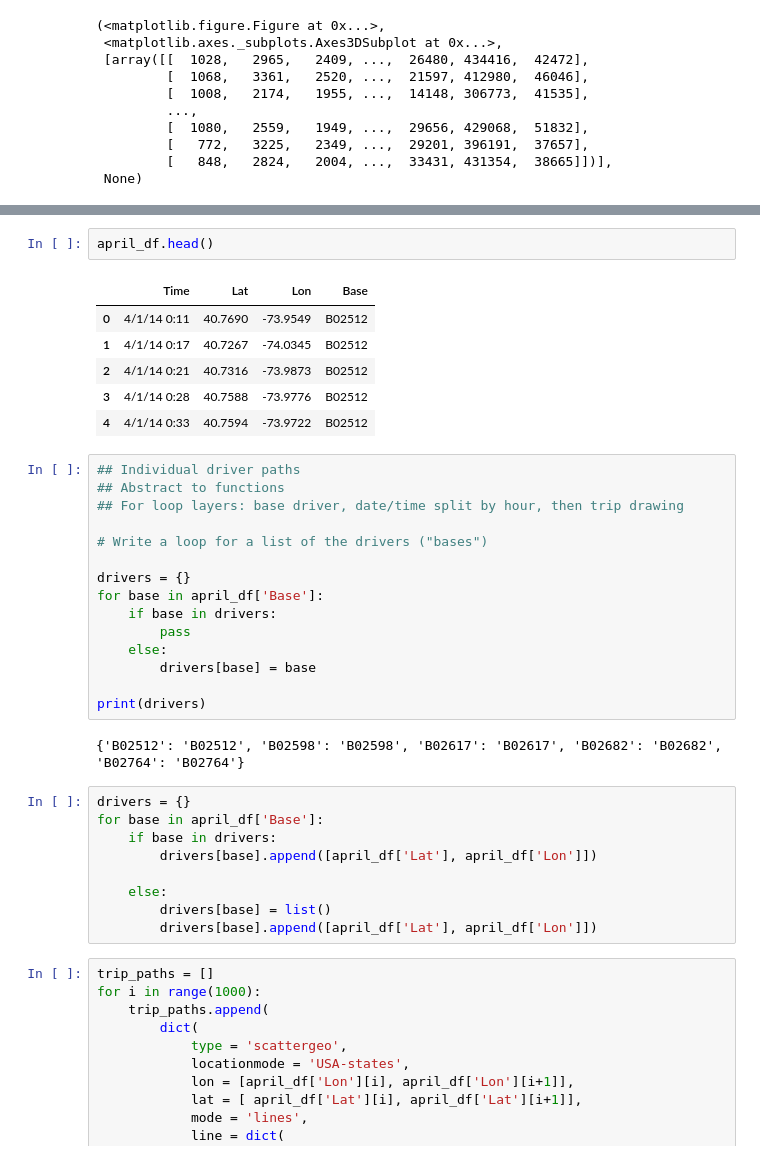
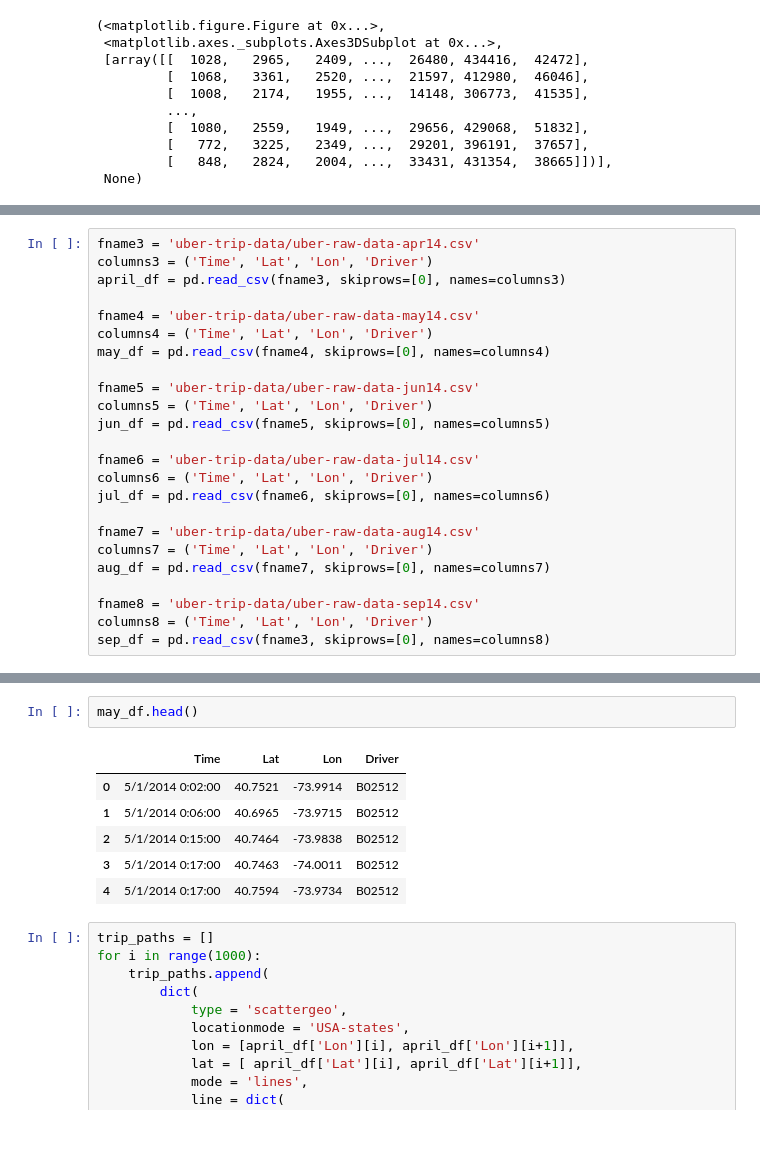
Before and after one commit to ContextLab/storytelling-with-data, a Jupyter notebook: data-stories/uber-nyc/Uber Analysis.ipynb, the cells around one changed output, grey strips where cells are left out. Cells and saved outputs as stored; diff of their text form.

```diff
--- a/data-stories/uber-nyc/Uber Analysis.ipynb
+++ b/data-stories/uber-nyc/Uber Analysis.ipynb
@@ -91,0 +67,24 @@ april_df
+# %%
+fname3 = 'uber-trip-data/uber-raw-data-apr14.csv'
+columns3 = ('Time', 'Lat', 'Lon', 'Driver')
+april_df = pd.read_csv(fname3, skiprows=[0], names=columns3)
+
+fname4 = 'uber-trip-data/uber-raw-data-may14.csv'
+columns4 = ('Time', 'Lat', 'Lon', 'Driver')
+may_df = pd.read_csv(fname4, skiprows=[0], names=columns4)
+
+fname5 = 'uber-trip-data/uber-raw-data-jun14.csv'
+columns5 = ('Time', 'Lat', 'Lon', 'Driver')
+jun_df = pd.read_csv(fname5, skiprows=[0], names=columns5)
+
+fname6 = 'uber-trip-data/uber-raw-data-jul14.csv'
+columns6 = ('Time', 'Lat', 'Lon', 'Driver')
+jul_df = pd.read_csv(fname6, skiprows=[0], names=columns6)
+
+fname7 = 'uber-trip-data/uber-raw-data-aug14.csv'
+columns7 = ('Time', 'Lat', 'Lon', 'Driver')
+aug_df = pd.read_csv(fname7, skiprows=[0], names=columns7)
+
+fname8 = 'uber-trip-data/uber-raw-data-sep14.csv'
+columns8 = ('Time', 'Lat', 'Lon', 'Driver')
+sep_df = pd.read_csv(fname3, skiprows=[0], names=columns8)
@@ -92,38 +101,12 @@ april_df
 # %%
-april_df.head()
+may_df.head()
 # %% [output]
-|  | Time | Lat | Lon | Base |
-| 0 | 4/1/14 0:11 | 40.7690 | -73.9549 | B02512 |
-| 1 | 4/1/14 0:17 | 40.7267 | -74.0345 | B02512 |
-| 2 | 4/1/14 0:21 | 40.7316 | -73.9873 | B02512 |
-| 3 | 4/1/14 0:28 | 40.7588 | -73.9776 | B02512 |
-| 4 | 4/1/14 0:33 | 40.7594 | -73.9722 | B02512 |
+|  | Time | Lat | Lon | Driver |
+| 0 | 5/1/2014 0:02:00 | 40.7521 | -73.9914 | B02512 |
+| 1 | 5/1/2014 0:06:00 | 40.6965 | -73.9715 | B02512 |
+| 2 | 5/1/2014 0:15:00 | 40.7464 | -73.9838 | B02512 |
+| 3 | 5/1/2014 0:17:00 | 40.7463 | -74.0011 | B02512 |
+| 4 | 5/1/2014 0:17:00 | 40.7594 | -73.9734 | B02512 |
-# %%
-## Individual driver paths
-## Abstract to functions
-## For loop layers: base driver, date/time split by hour, then trip drawing
-
-# Write a loop for a list of the drivers ("bases")
-
-drivers = {}
-for base in april_df['Base']:
-    if base in drivers:
-        pass
-    else:
-        drivers[base] = base
-
-print(drivers)
-# %% [output]
-{'B02512': 'B02512', 'B02598': 'B02598', 'B02617': 'B02617', 'B02682': 'B02682', 'B02764': 'B02764'}
-# %%
-drivers = {}
-for base in april_df['Base']:
-    if base in drivers:
-        drivers[base].append([april_df['Lat'], april_df['Lon']])
-
-    else:
-        drivers[base] = list()
-        drivers[base].append([april_df['Lat'], april_df['Lon']])
 # %%
 trip_paths = []
 for i in range(1000):
```
Also changed, not shown: parts of 13 cells of this notebook, 49 other files.
